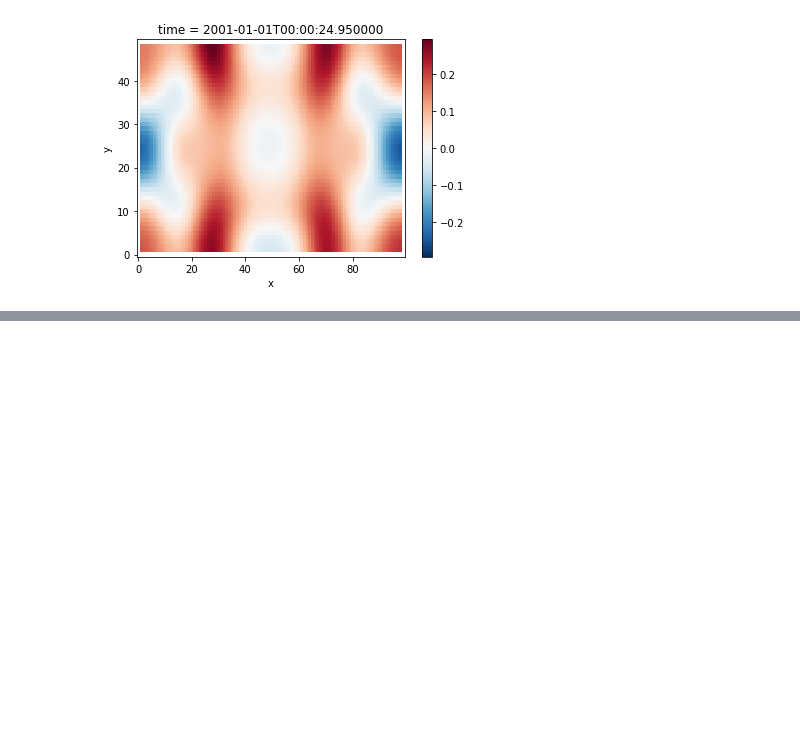
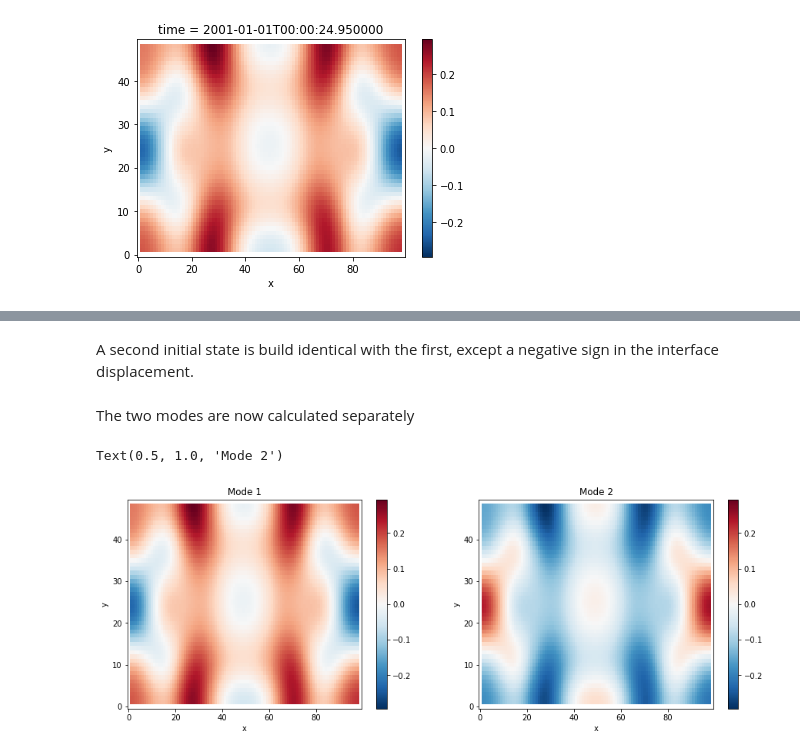
Before and after one commit to vopikamm/multimode-model, a Jupyter notebook: examples/1_gravity_wave.ipynb, the cells around one changed output, grey strips where cells are left out. Drawn from its saved outputs; the diff is of its cells as text; code cells hidden in the pictures; blank space fills up the shorter version.

```diff
--- a/examples/1_gravity_wave.ipynb
+++ b/examples/1_gravity_wave.ipynb
@@ -118,0 +122,41 @@ next_state.eta.as_dataarray.plot(x='x', y='y');
+# %%
+from multimodemodel import MultimodeParameters
+
+two_mode_params = MultimodeParameters(H=np.array([1., 1.]))
+# %% [markdown]
+A second initial state is build identical with the first, except a negative sign in the interface displacement.
+# %%
+from multimodemodel import State, Variable
+
+initial_state_2 = State(
+    u=Variable(None, c_grid.u, t0),
+    v=Variable(None, c_grid.v, t0),
+    eta=Variable(-eta, c_grid.eta, t0)
+)
+
+initial_states = [initial_state, initial_state_2]
+# %% [markdown]
+The two modes are now calculated separately
+# %%
+from multimodemodel import integrate, adams_bashforth3, integrate_multimode
+
+model = integrate_multimode(
+    initial_states, two_mode_params, RHS=non_rotating_swe,
+    scheme=adams_bashforth3, step=0.05, time=25.
+)
+
+solutions =[]
+for iteratable in model:
+    for next_state in iteratable:
+        pass
+    solutions.append(next_state)
+# %%
+fig, axs = plt.subplots(1, 2, figsize = (15,5))
+solutions[0].eta.as_dataarray.plot(x='x', y='y', ax = axs[0]);
+solutions[1].eta.as_dataarray.plot(x='x', y='y', ax = axs[1]);
+
+axs[0].set_title("Mode 1")
+axs[1].set_title("Mode 2")
+# %% [output]
+Text(0.5, 1.0, 'Mode 2')
+[figure, added]
```
Also changed, not shown: parts of 1 cell of this notebook, 3 other files.
